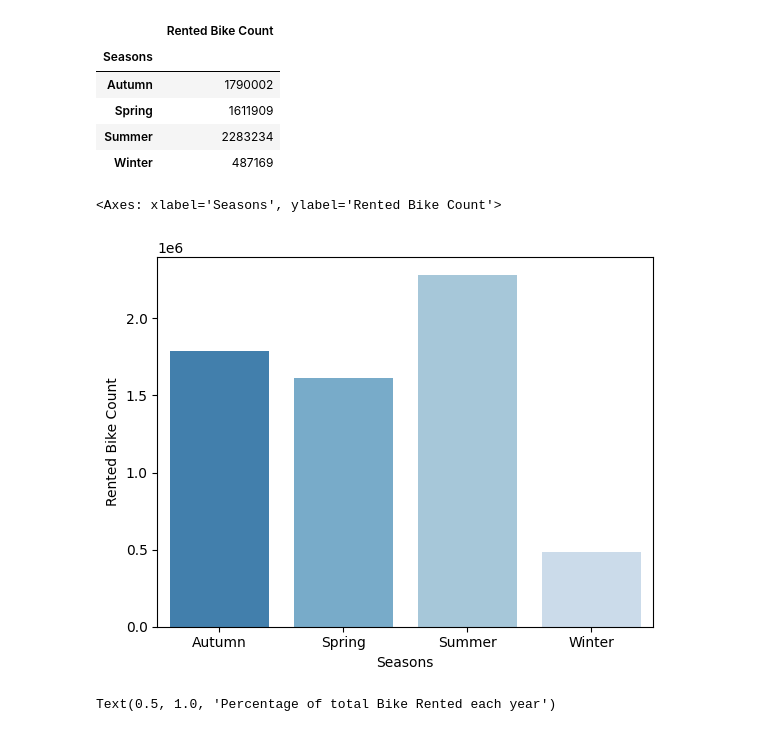
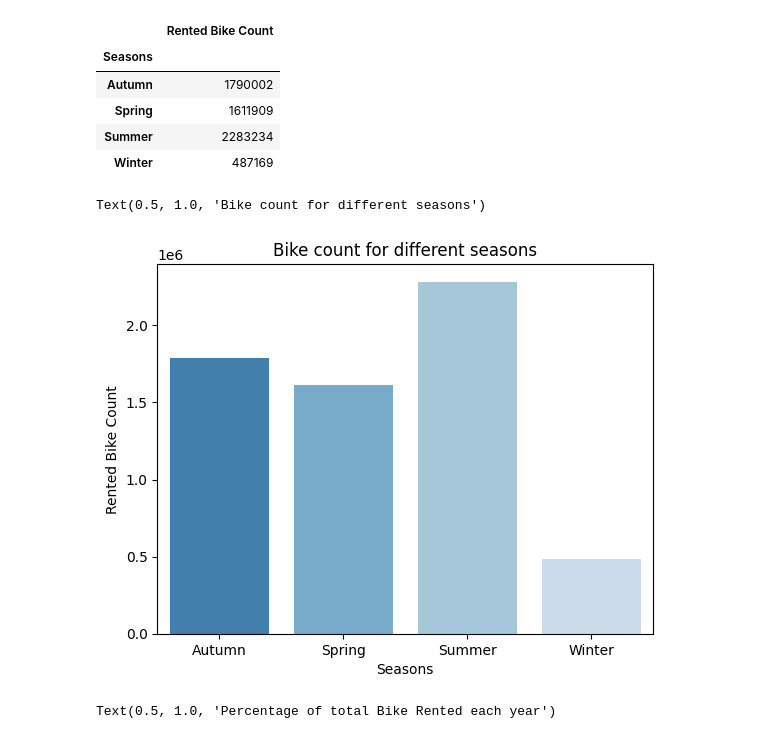
Before and after one commit to vishant750/bike_sharing_demand_prediction, a Jupyter notebook: Bike_sharing_demad_prediction.ipynb, the cells around one changed output. Saved outputs shown, nothing was run; the diff lists cells and outputs as text; code cells hidden in the pictures.

```diff
--- a/Bike_sharing_demad_prediction.ipynb
+++ b/Bike_sharing_demad_prediction.ipynb
@@ -172,9 +185,10 @@ bike_sharing_season_df
 # %%
 #Visual analysis on 'Season' column
 sns.barplot(x=bike_sharing_season_df.index,y=bike_sharing_season_df.columns[0],data=bike_sharing_season_df,palette='tab20c')
+plt.title('Bike count for different seasons')
 # %% [output]
-<Axes: xlabel='Seasons', ylabel='Rented Bike Count'>
+Text(0.5, 1.0, 'Bike count for different seasons')
-[figure, old version]
+[figure, new version]
 # %%
 bike_sharing_season_df['Rented Bike Count'].plot.pie(autopct='%2.1f%%',explode=[0.025]*4,textprops={'weight': 'bold'},cmap="tab20c")
 plt.title('Percentage of total Bike Rented each year')
```
Also changed, not shown: parts of 31 cells of this notebook.
